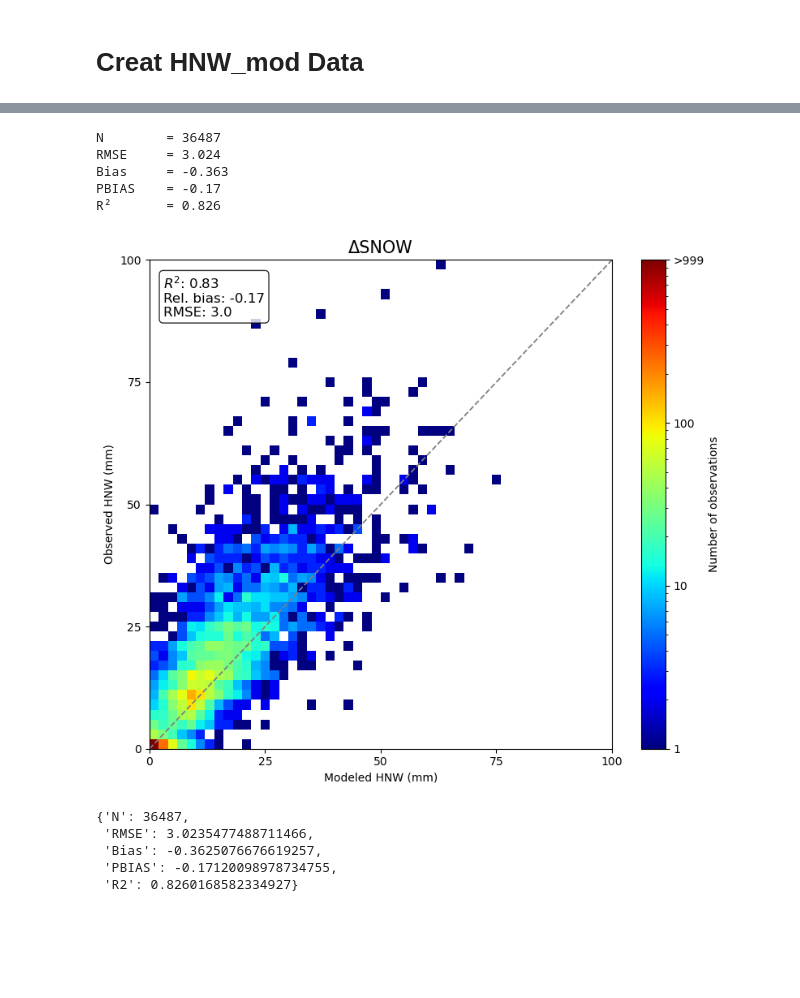
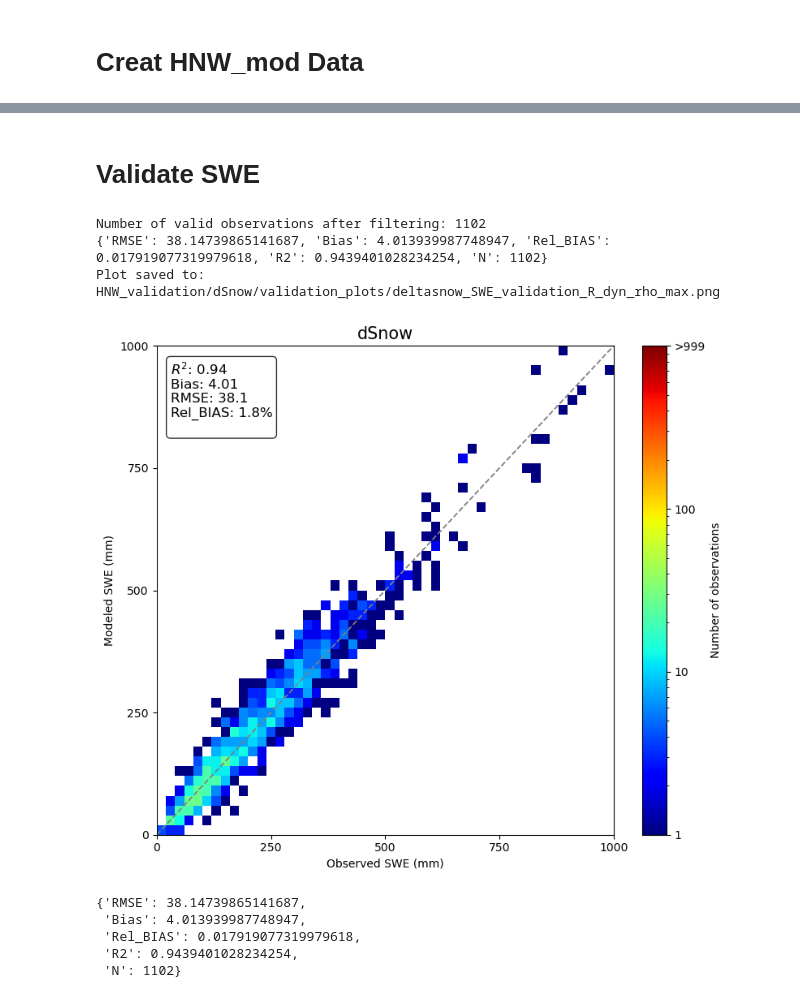
Before and after one commit to Jakobwerkg/improving_dsnow, a Jupyter notebook: HNW_validation/dSnow/HNW_validation_dSnow.ipynb, the cells around one changed output, grey strips where cells are left out. Drawn from its saved outputs; the diff is of its cells as text; code cells hidden in the pictures; blank space fills up the shorter version.

```diff
--- a/HNW_validation/dSnow/HNW_validation_dSnow.ipynb
+++ b/HNW_validation/dSnow/HNW_validation_dSnow.ipynb
@@ -170,16 +139,2 @@ R²       = 0.946
-# %%
-val_helper.validate_hnw(all_df, obs_col= "HNW_obs", mod_col= "HNW_mod")
-# %% [output]
-N        = 36487
-RMSE     = 3.024
-Bias     = -0.363
-PBIAS    = -0.17
-R²       = 0.826
-[figure, removed]
-{'N': 36487,
- 'RMSE': 3.0235477488711466,
- 'Bias': -0.3625076676619257,
- 'PBIAS': -0.17120098978734755,
- 'R2': 0.8260168582334927}
 # %%
 # Save output dataset
@@ -186,0 +144,25 @@ Mag25_data_with_SWE.to_netcdf("HNW_validation/dSnow/validated_data/Mag25_dSnow_a
+# %% [markdown]
+# Validate SWE
+# %%
+all_df_SWE = Mag25_data_with_SWE[["SWE", "SWE_mod"]].to_dataframe().reset_index()
+all_df_SWE = all_df_SWE.rename(columns={
+    "SWE": "SWE_obs",
+    "SWE_mod": "SWE_mod"
+})
+
+all_df_SWE.index = all_df_SWE.index.astype("datetime64[ns]")
+
+val_helper.validate_swe_mag25(all_df_SWE,
+                              model_name="dSnow",
+                              save_dir="HNW_validation/dSnow/validation_plots",
+                              filename="deltasnow_SWE_validation_R_dyn_rho_max.png")
+# %% [output]
+Number of valid observations after filtering: 1102
+{'RMSE': 38.14739865141687, 'Bias': 4.013939987748947, 'Rel_BIAS': 0.017919077319979618, 'R2': 0.9439401028234254, 'N': 1102}
+Plot saved to: HNW_validation/dSnow/validation_plots/deltasnow_SWE_validation_R_dyn_rho_max.png
+[figure, added]
+{'RMSE': 38.14739865141687,
+ 'Bias': 4.013939987748947,
+ 'Rel_BIAS': 0.017919077319979618,
+ 'R2': 0.9439401028234254,
+ 'N': 1102}
```
Also changed, not shown: parts of 7 cells of this notebook, 13 other files.
